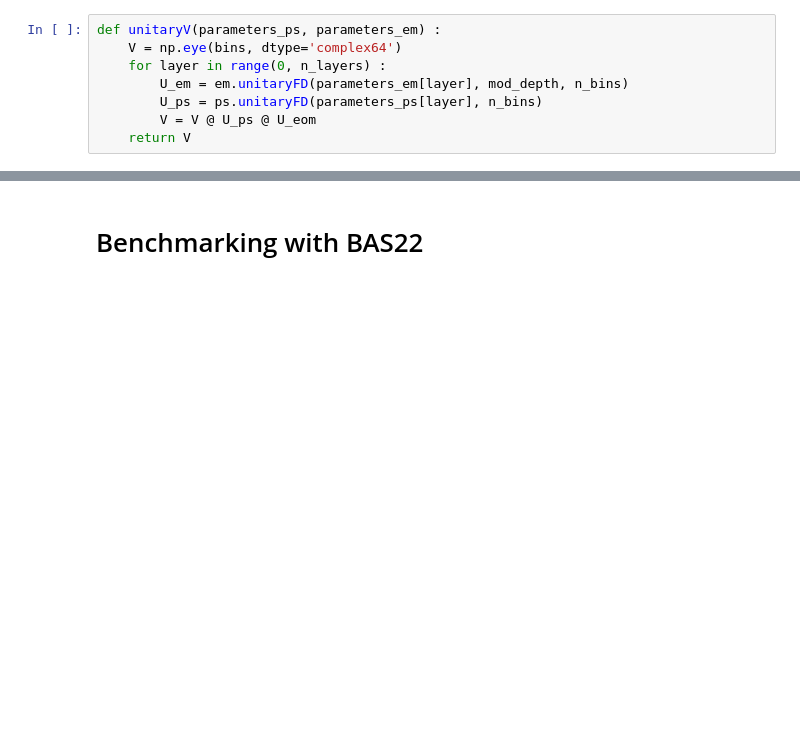
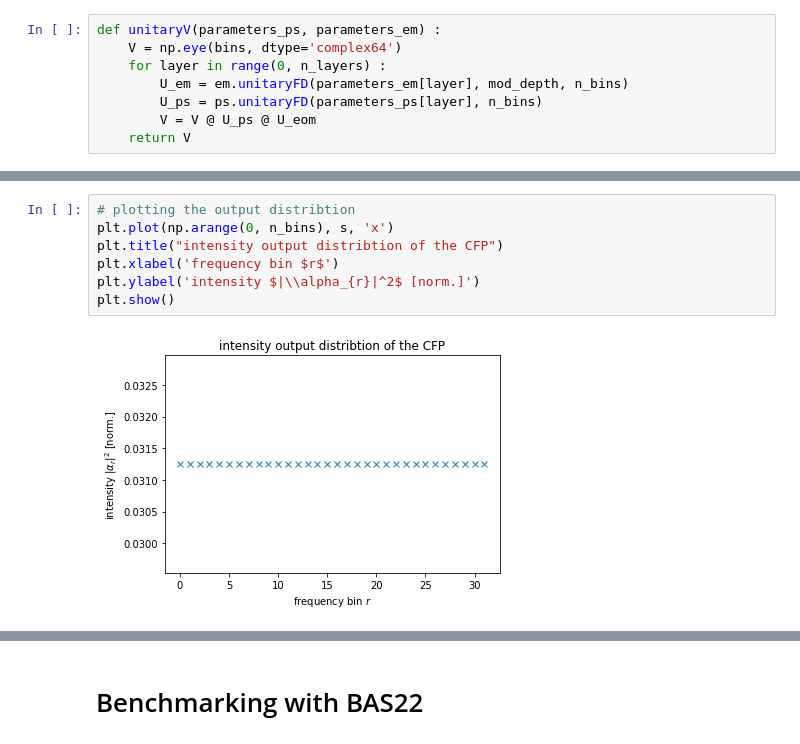
Before and after one commit to PhilipRuebeling/master_thesis, a Jupyter notebook: photonic_devices.ipynb, the cells around one changed output, grey strips where cells are left out. Saved outputs shown, nothing was run; the diff lists cells and outputs as text; blank space fills up the shorter version.

```diff
--- a/photonic_devices.ipynb
+++ b/photonic_devices.ipynb
@@ -120,0 +208,9 @@ We might investigate the HOM interference a little bit closer. What happens, if
+# %%
+# plotting the output distribtion
+plt.plot(np.arange(0, n_bins), s, 'x')
+plt.title("intensity output distribtion of the CFP")
+plt.xlabel('frequency bin $r$')
+plt.ylabel('intensity $|\\alpha_{r}|^2$ [norm.]')
+plt.show()
+# %% [output]
+[figure, added]
```
Also changed, not shown: parts of 28 cells of this notebook.
